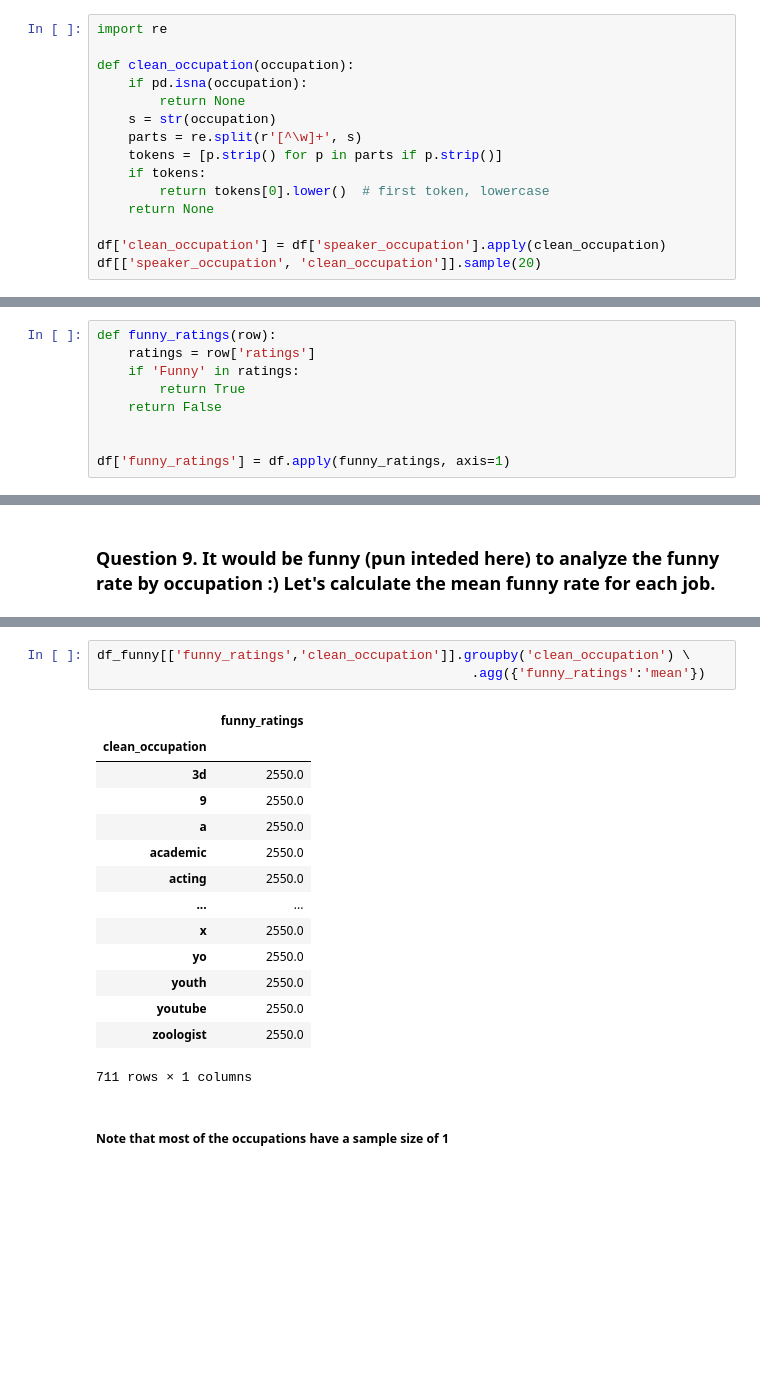
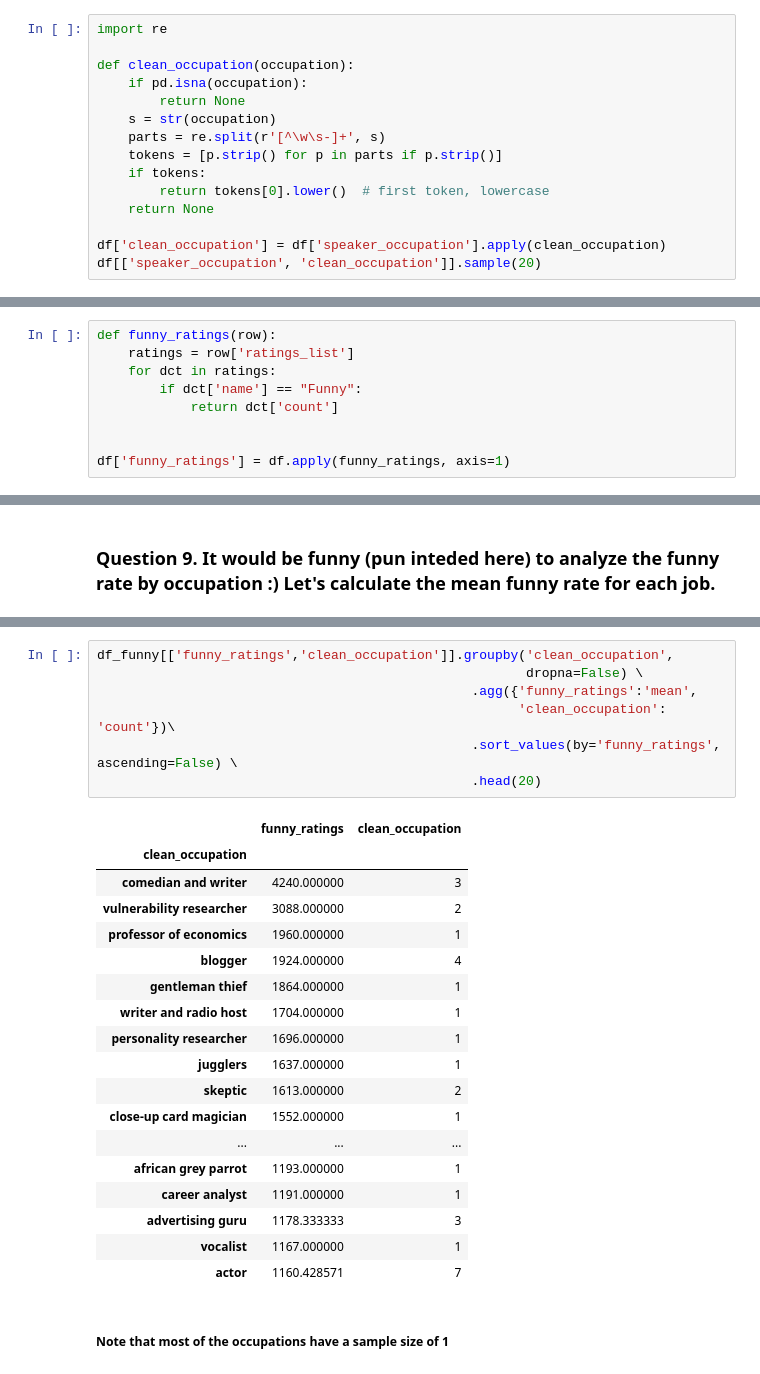
Before and after one commit to changjulian17/qf627, a Jupyter notebook: Lesson 1/problem_set_1/QF627_Problem_Set_1.ipynb, the cells around one changed output, grey strips where cells are left out. Saved outputs shown, nothing was run; the diff lists cells and outputs as text; blank space fills up the shorter version.

```diff
--- a/Lesson 1/problem_set_1/QF627_Problem_Set_1.ipynb
+++ b/Lesson 1/problem_set_1/QF627_Problem_Set_1.ipynb
@@ -805,7 +805,7 @@ def clean_occupation(occupation):
     if pd.isna(occupation):
         return None
     s = str(occupation)
-    parts = re.split(r'[^\w]+', s)
+    parts = re.split(r'[^\w\s-]+', s)
     tokens = [p.strip() for p in parts if p.strip()]
     if tokens:
         return tokens[0].lower()  # first token, lowercase
@@ -858,9 +879,9 @@ Name: count, dtype: int64
 # %%
 def funny_ratings(row):
-    ratings = row['ratings']
-    if 'Funny' in ratings:
-        return True
-    return False
+    ratings = row['ratings_list']
+    for dct in ratings:
+        if dct['name'] == "Funny":
+            return dct['count']
 
 
 df['funny_ratings'] = df.apply(funny_ratings, axis=1)
@@ -987,20 +1028,28 @@ Name: clean_occupation, Length: 2550, dtype: object
 # %%
-df_funny[['funny_ratings','clean_occupation']].groupby('clean_occupation') \
-                                                .agg({'funny_ratings':'mean'})
+df_funny[['funny_ratings','clean_occupation']].groupby('clean_occupation',
+                                                       dropna=False) \
+                                                .agg({'funny_ratings':'mean',
+                                                      'clean_occupation': 'count'})\
+                                                .sort_values(by='funny_ratings', ascending=False) \
+                                                .head(20)
 # %% [output]
-|  | funny_ratings |
-| clean_occupation |  |
-| 3d | 2550.0 |
-| 9 | 2550.0 |
-| a | 2550.0 |
-| academic | 2550.0 |
-| acting | 2550.0 |
-| ... | ... |
-| x | 2550.0 |
-| yo | 2550.0 |
-| youth | 2550.0 |
-| youtube | 2550.0 |
-| zoologist | 2550.0 |
+|  | funny_ratings | clean_occupation |
+| clean_occupation |  |  |
+| comedian and writer | 4240.000000 | 3 |
+| vulnerability researcher | 3088.000000 | 2 |
+| professor of economics | 1960.000000 | 1 |
+| blogger | 1924.000000 | 4 |
+| gentleman thief | 1864.000000 | 1 |
+| writer and radio host | 1704.000000 | 1 |
+| personality researcher | 1696.000000 | 1 |
+| jugglers | 1637.000000 | 1 |
+| skeptic | 1613.000000 | 2 |
+| close-up card magician | 1552.000000 | 1 |
+| ... | ... | ... |
+| african grey parrot | 1193.000000 | 1 |
+| career analyst | 1191.000000 | 1 |
+| advertising guru | 1178.333333 | 3 |
+| vocalist | 1167.000000 | 1 |
+| actor | 1160.428571 | 7 |
-711 rows × 1 columns
 # %% [markdown]
 ##### Note that most of the occupations have a sample size of 1
```
Also changed, not shown: parts of 20 cells of this notebook.
